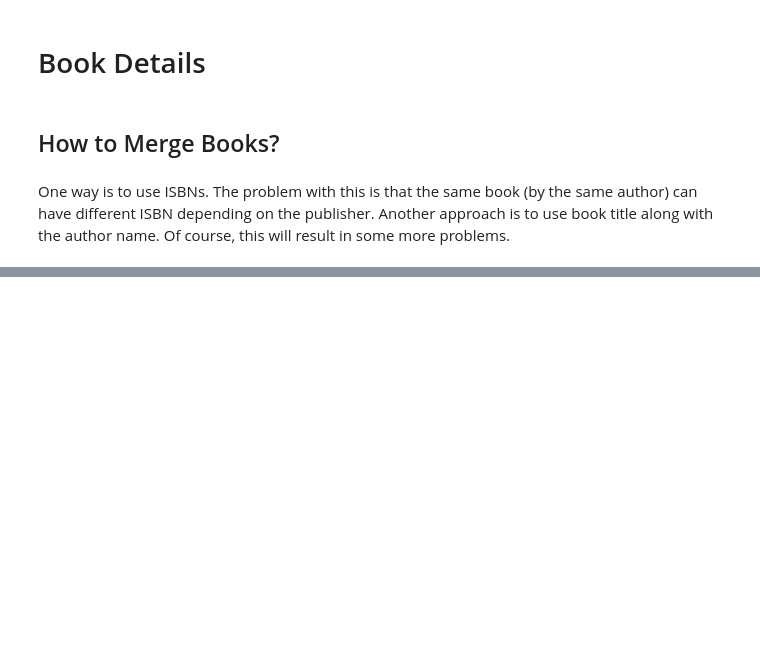
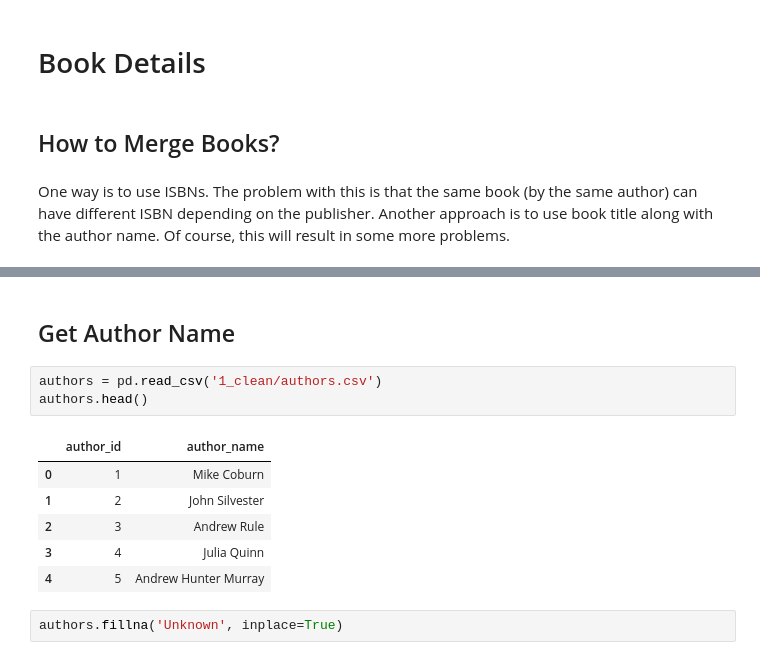
Before and after one commit to Hari31416/book_recommender, a Jupyter notebook: data/final_dataset.ipynb, the cells around one changed output, grey strips where cells are left out. Saved outputs shown, nothing was run; the diff lists cells and outputs as text; blank space fills up the shorter version.

```diff
--- a/data/final_dataset.ipynb
+++ b/data/final_dataset.ipynb
@@ -238,0 +78,14 @@ merged.shape, merged_2.shape, merged_3.shape, books2.shape
+# %% [markdown]
+## Get Author Name
+# %%
+authors = pd.read_csv('1_clean/authors.csv')
+authors.head()
+# %% [output]
+|  | author_id | author_name |
+| 0 | 1 | Mike Coburn |
+| 1 | 2 | John Silvester |
+| 2 | 3 | Andrew Rule |
+| 3 | 4 | Julia Quinn |
+| 4 | 5 | Andrew Hunter Murray |
+# %%
+authors.fillna('Unknown', inplace=True)
```
Also changed, not shown: parts of 88 cells of this notebook, 2 other files.
